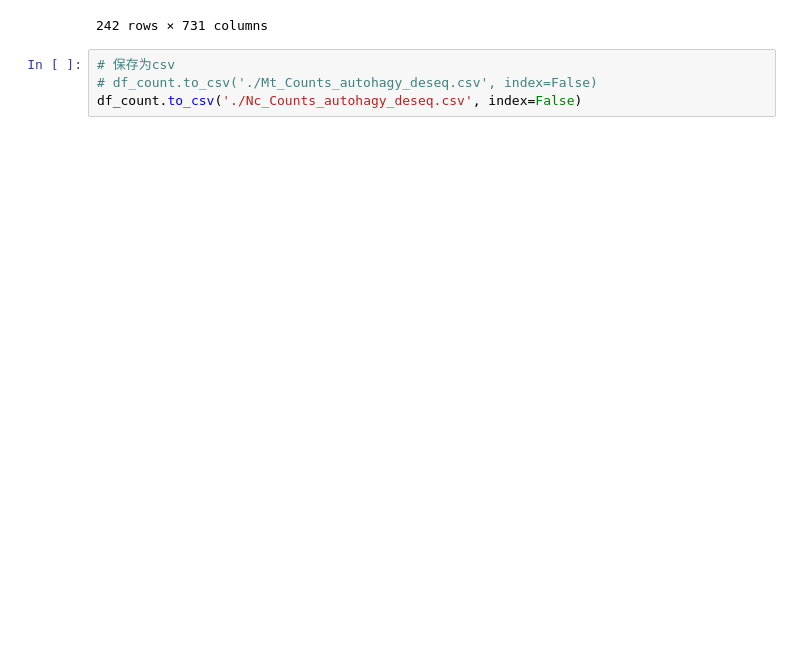
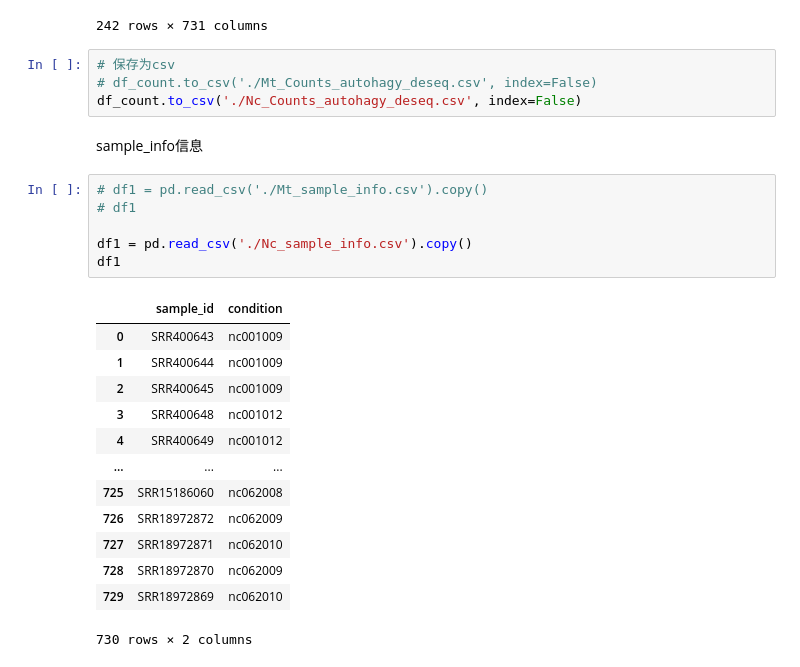
Before and after one commit to dongchen1998/code, a Jupyter notebook: lab/YM/5-分组信息.ipynb, the cells around one changed output. Saved outputs shown, nothing was run; the diff lists cells and outputs as text; blank space fills up the shorter version.

```diff
--- a/lab/YM/5-分组信息.ipynb
+++ b/lab/YM/5-分组信息.ipynb
@@ -114,3 +112,25 @@ df_count
 # 保存为csv
 # df_count.to_csv('./Mt_Counts_autohagy_deseq.csv', index=False)
 df_count.to_csv('./Nc_Counts_autohagy_deseq.csv', index=False)
+# %% [markdown]
+sample_info信息
+# %%
+# df1 = pd.read_csv('./Mt_sample_info.csv').copy()
+# df1
+
+df1 = pd.read_csv('./Nc_sample_info.csv').copy()
+df1
+# %% [output]
+|  | sample_id | condition |
+| 0 | SRR400643 | nc001009 |
+| 1 | SRR400644 | nc001009 |
+| 2 | SRR400645 | nc001009 |
+| 3 | SRR400648 | nc001012 |
+| 4 | SRR400649 | nc001012 |
+| ... | ... | ... |
+| 725 | SRR15186060 | nc062008 |
+| 726 | SRR18972872 | nc062009 |
+| 727 | SRR18972871 | nc062010 |
+| 728 | SRR18972870 | nc062009 |
+| 729 | SRR18972869 | nc062010 |
+730 rows × 2 columns
```
Also changed, not shown: parts of 9 cells of this notebook, 9 other files.
